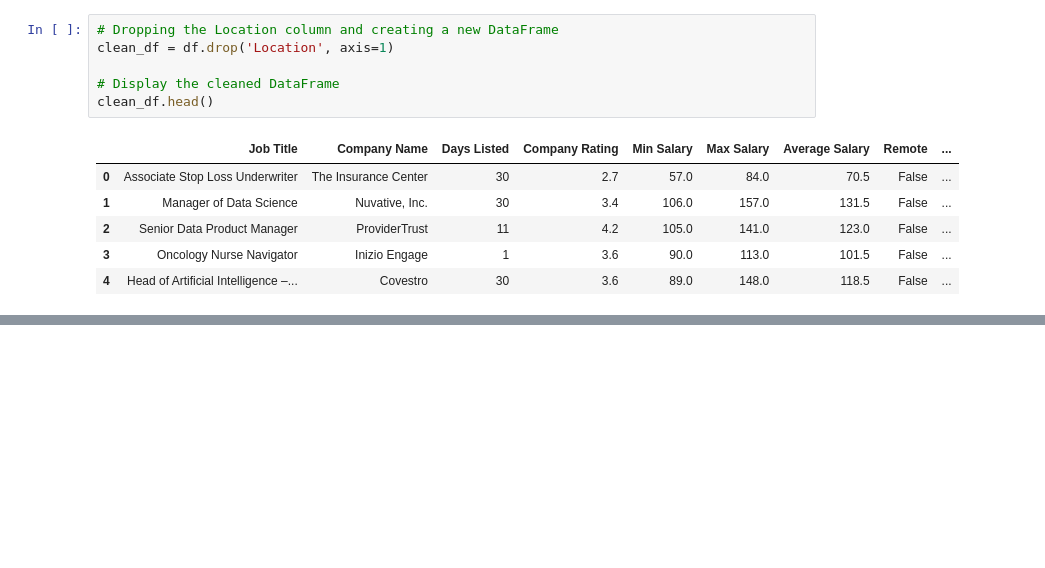
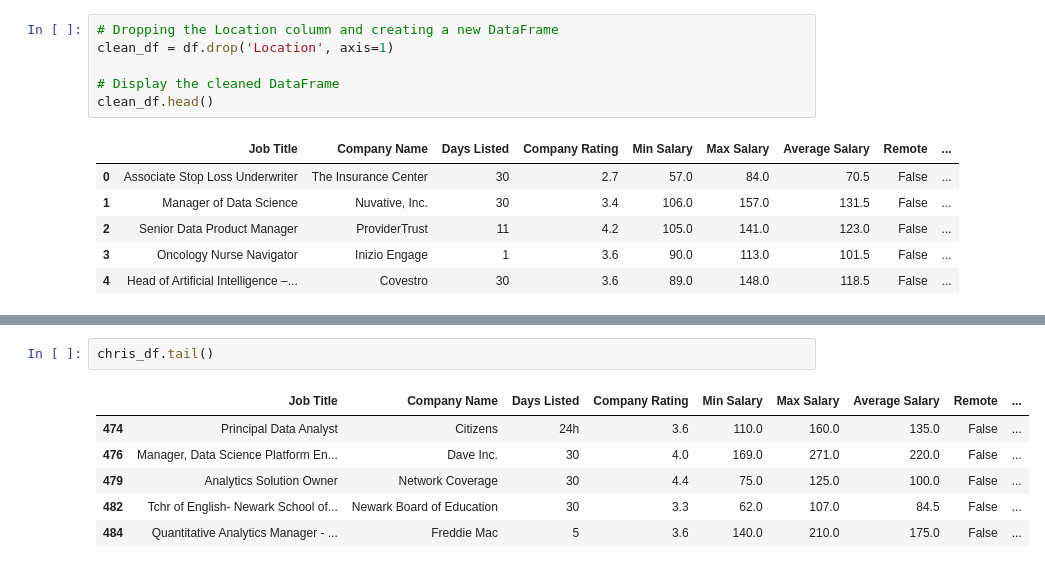
Before and after one commit to Robotrousers/Project3_JobsAnalysis, a Jupyter notebook: data_job_market.ipynb, the cells around one changed output, grey strips where cells are left out. Cells and saved outputs as stored; diff of their text form; blank space fills up the shorter version.

```diff
--- a/data_job_market.ipynb
+++ b/data_job_market.ipynb
@@ -218,0 +299,9 @@ check_df
+# %%
+chris_df.tail()
+# %% [output]
+|  | Job Title | Company Name | Days Listed | Company Rating | Min Salary | Max Salary | Average Salary | Remote | ... |
+| 474 | Principal Data Analyst | Citizens | 24h | 3.6 | 110.0 | 160.0 | 135.0 | False | ... |
+| 476 | Manager, Data Science Platform En... | Dave Inc. | 30 | 4.0 | 169.0 | 271.0 | 220.0 | False | ... |
+| 479 | Analytics Solution Owner | Network Coverage | 30 | 4.4 | 75.0 | 125.0 | 100.0 | False | ... |
+| 482 | Tchr of English- Newark School of... | Newark Board of Education | 30 | 3.3 | 62.0 | 107.0 | 84.5 | False | ... |
+| 484 | Quantitative Analytics Manager - ... | Freddie Mac | 5 | 3.6 | 140.0 | 210.0 | 175.0 | False | ... |
```
Also changed, not shown: parts of 7 cells of this notebook, 1 other file.
